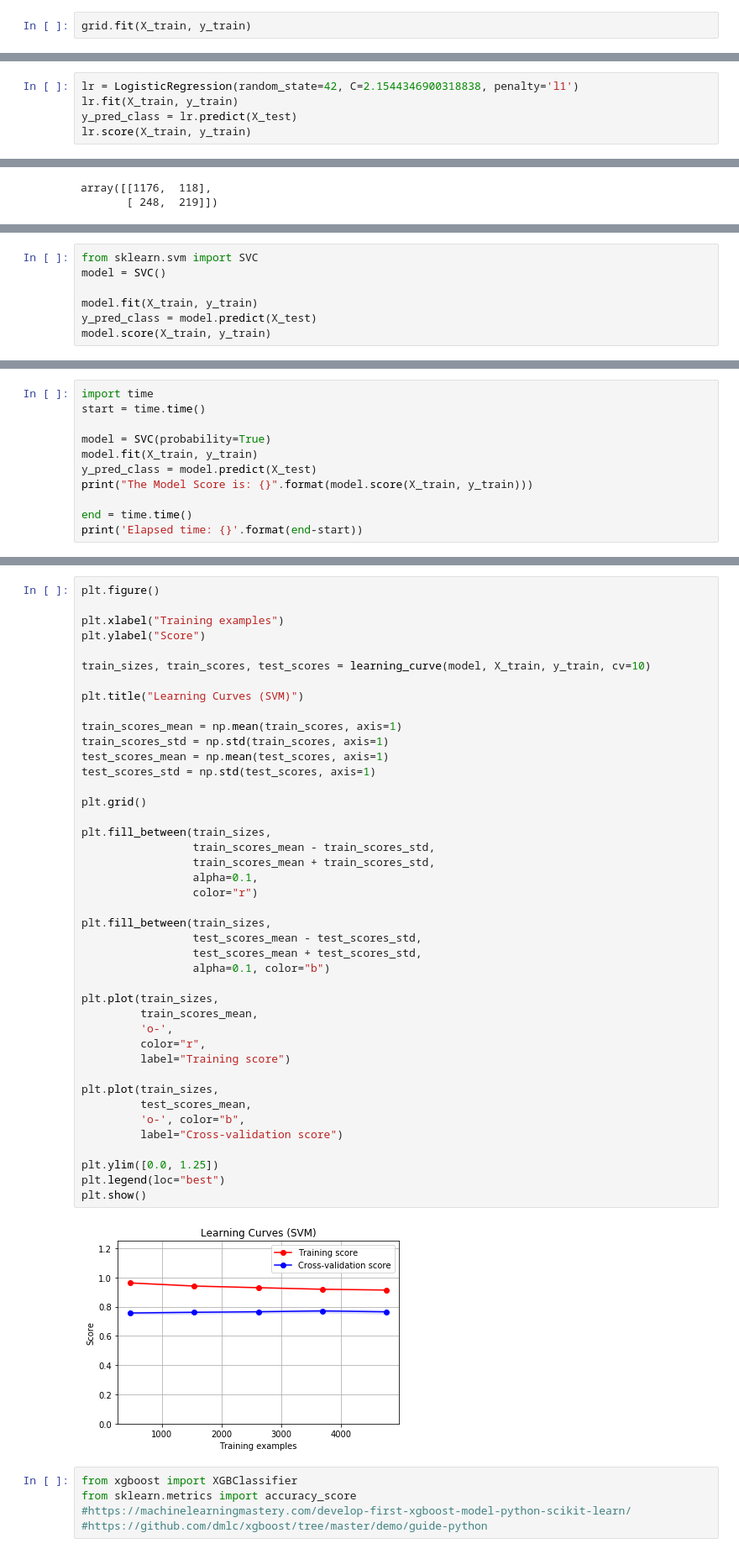
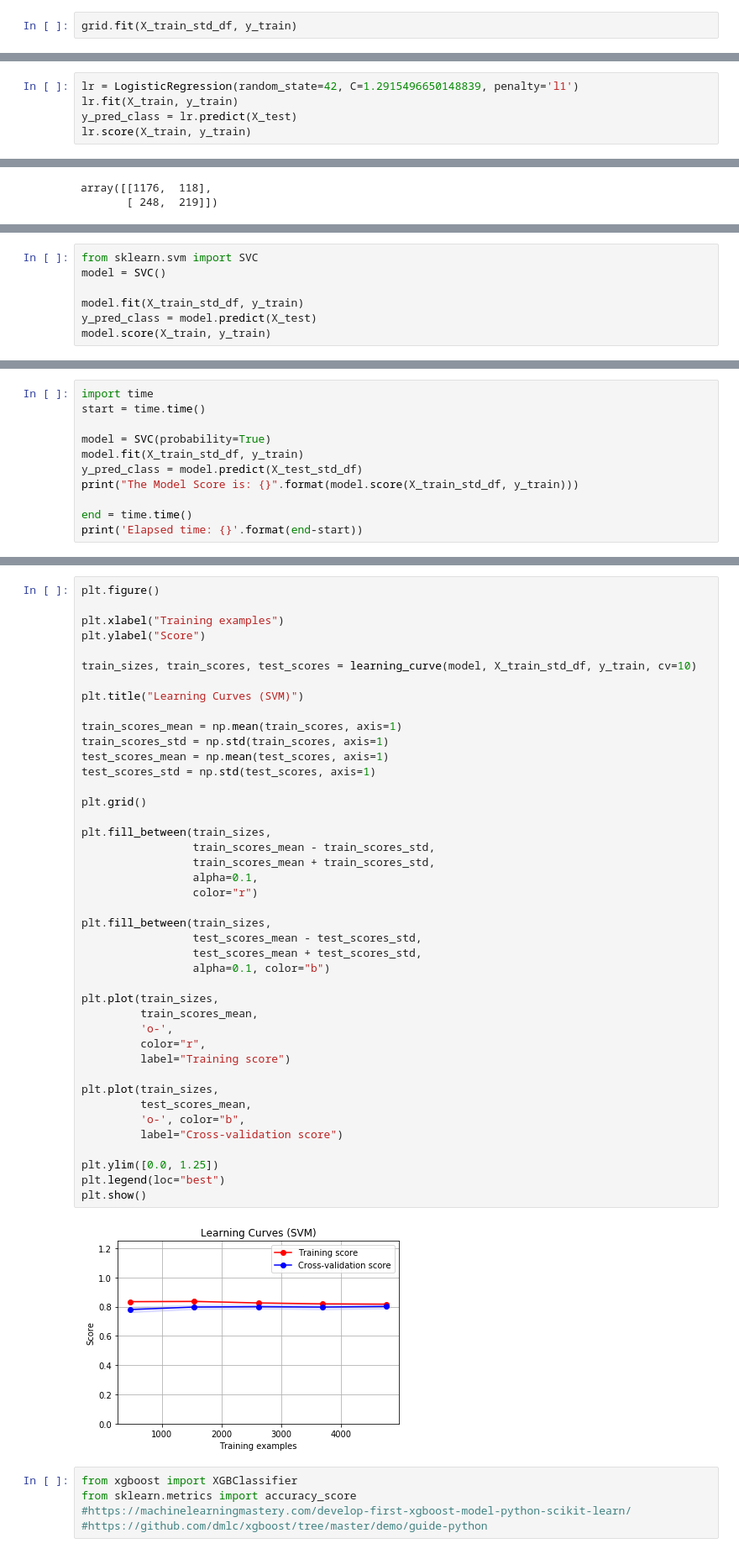
Before and after one commit to grantaguinaldo/mlnd-capstone, a Jupyter notebook: working/mlnd-capstone.ipynb, the cells around one changed output, grey strips where cells are left out. Shown at 84% size. Saved outputs shown, nothing was run; the diff lists cells and outputs as text.

```diff
--- a/working/mlnd-capstone.ipynb
+++ b/working/mlnd-capstone.ipynb
@@ -607,7 +661,7 @@ C = np.logspace(0, 1, 10, 100)
 hyperparameters = dict(C=C, penalty=penalty)
 grid = GridSearchCV(lr, hyperparameters, verbose=3, cv=10)
 # %%
-grid.fit(X_train, y_train)
+grid.fit(X_train_std_df, y_train)
 # %% [output]
 Fitting 10 folds for each of 20 candidates, totalling 200 fits
 [CV] C=1.0, penalty=l1 ...............................................
@@ -668,7 +722,7 @@ print(classification_report(y_test, y_pred_class,
 
 avg / total       0.78      0.79      0.78      1761
 # %%
-lr = LogisticRegression(random_state=42, C=2.1544346900318838, penalty='l1')
+lr = LogisticRegression(random_state=42, C=1.2915496650148839, penalty='l1')
 lr.fit(X_train, y_train)
 y_pred_class = lr.predict(X_test)
 lr.score(X_train, y_train)
@@ -745,7 +799,7 @@ plt.show()
 from sklearn.svm import SVC
 model = SVC()
 
-model.fit(X_train, y_train)
+model.fit(X_train_std_df, y_train)
 y_pred_class = model.predict(X_test)
 model.score(X_train, y_train)
 # %% [output]
@@ -755,9 +809,9 @@ import time
 start = time.time()
 
 model = SVC(probability=True)
-model.fit(X_train, y_train)
-y_pred_class = model.predict(X_test)
-print("The Model Score is: {}".format(model.score(X_train, y_train)))
+model.fit(X_train_std_df, y_train)
+y_pred_class = model.predict(X_test_std_df)
+print("The Model Score is: {}".format(model.score(X_train_std_df, y_train)))
 
 end = time.time()
 print('Elapsed time: {}'.format(end-start))
@@ -787,7 +841,7 @@ plt.figure()
 plt.xlabel("Training examples")
 plt.ylabel("Score")
 
-train_sizes, train_scores, test_scores = learning_curve(model, X_train, y_train, cv=10)
+train_sizes, train_scores, test_scores = learning_curve(model, X_train_std_df, y_train, cv=10)
 
 plt.title("Learning Curves (SVM)")
 
@@ -797,34 +851,34 @@ test_scores_mean = np.mean(test_scores, axis=1)
 test_scores_std = np.std(test_scores, axis=1)
 
 plt.grid()
 
 plt.fill_between(train_sizes,
                  train_scores_mean - train_scores_std,
                  train_scores_mean + train_scores_std,
                  alpha=0.1,
                  color="r")
 
 plt.fill_between(train_sizes,
                  test_scores_mean - test_scores_std,
                  test_scores_mean + test_scores_std,
                  alpha=0.1, color="b")
 
 plt.plot(train_sizes,
          train_scores_mean,
          'o-',
          color="r",
          label="Training score")
 
 plt.plot(train_sizes,
          test_scores_mean,
          'o-', color="b",
          label="Cross-validation score")
 
 plt.ylim([0.0, 1.25])
 plt.legend(loc="best")
 plt.show()
 # %% [output]
-[figure, old version]
+[figure, new version]
 # %%
 from xgboost import XGBClassifier
 from sklearn.metrics import accuracy_score
```
Also changed, not shown: parts of 41 cells of this notebook.
